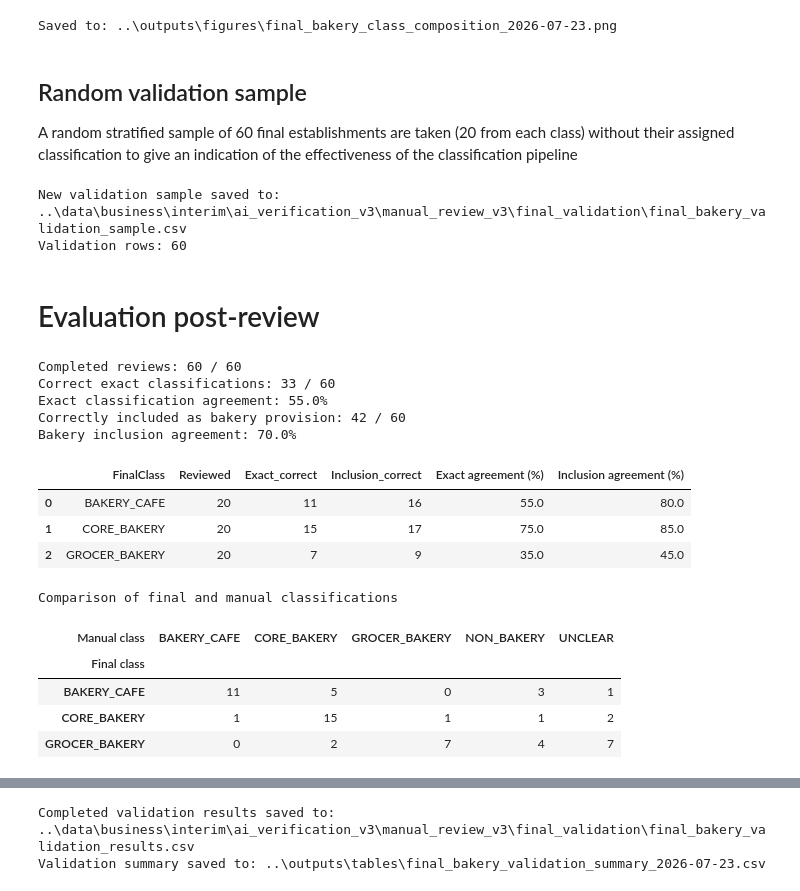
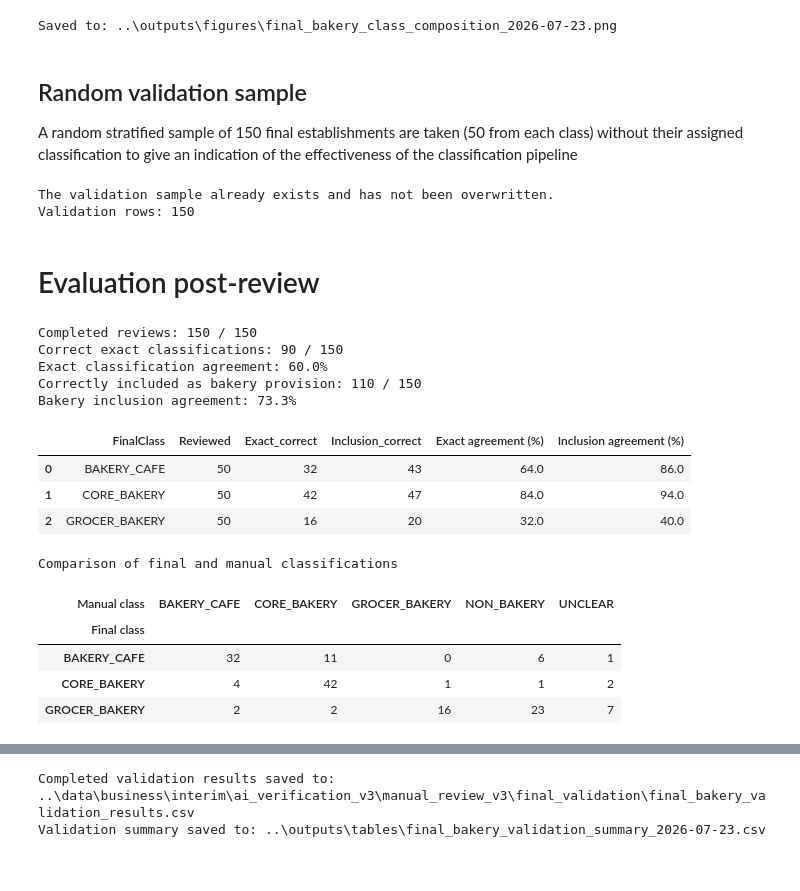
Before and after one commit to rhhythhm/london-bakery-provision, a Jupyter notebook: notebooks/10_bakery_review_final_dataset.ipynb, the cells around one changed output, grey strips where cells are left out. Cells and saved outputs as stored; diff of their text form; code cells hidden in the pictures.

```diff
--- a/notebooks/10_bakery_review_final_dataset.ipynb
+++ b/notebooks/10_bakery_review_final_dataset.ipynb
@@ -663,7 +719,7 @@ Saved to: ..\outputs\figures\final_bakery_class_composition_2026-07-23.png
 # %% [markdown]
 ## Random validation sample
 
-A random stratified sample of 60 final establishments are taken (20 from each class) without their assigned classification to give an indication of the effectiveness of the classification pipeline
+A random stratified sample of 150 final establishments are taken (50 from each class) without their assigned classification to give an indication of the effectiveness of the classification pipeline
 # %%
 FINAL_VALIDATION_FOLDER = (REVIEW_FOLDER / "final_validation")
 FINAL_VALIDATION_FOLDER.mkdir(parents=True, exist_ok=True)
@@ -674,17 +730,19 @@ sample_settings = {"CORE_BAKERY": 17,
                    "BAKERY_CAFE": 27,
                    "GROCER_BAKERY": 37}
 
+TARGET_PER_CLASS = 50
+
 if VALIDATION_SAMPLE_PATH.exists():
-    print("The validation sample already exists and has not been overwritten.")
 
     validation_sample = read_review_csv(VALIDATION_SAMPLE_PATH)
+    print("Loaded the existing validation sample without changing it.")
 
 else:
     sample_parts = []
 
     for final_class, random_seed in sample_settings.items():
         class_sample = (final_bakeries[final_bakeries["FinalClass"] == final_class]
-                        .sample(n=20, random_state=random_seed))
+                        .sample(n=TARGET_PER_CLASS, random_state=random_seed))
 
         sample_parts.append(class_sample)
 
@@ -714,12 +772,10 @@ else:
 
     validation_sample.to_csv(VALIDATION_SAMPLE_PATH, index=False, encoding="utf-8-sig")
 
-    print(f"New validation sample saved to: {VALIDATION_SAMPLE_PATH}")
-
 print(f"Validation rows: {len(validation_sample)}")
 # %% [output]
-New validation sample saved to: ..\data\business\interim\ai_verification_v3\manual_review_v3\final_validation\final_bakery_validation_sample.csv
-Validation rows: 60
+The validation sample already exists and has not been overwritten.
+Validation rows: 150
 # %% [markdown]
 # Evaluation post-review
 # %%
@@ -731,7 +787,7 @@ validation_review["ManualClass"] = (validation_review["ManualClass"]
 
 completed_reviews = (validation_review["ManualClass"].ne(""))
 
-print(f"Completed reviews: {completed_reviews.sum()} / 60")
+print(f"Completed reviews: {completed_reviews.sum()} / 150")
 
 valid_review_classes = {"CORE_BAKERY",
                         "BAKERY_CAFE",
@@ -746,7 +802,7 @@ invalid_classes = (entered_classes - valid_review_classes)
 if invalid_classes:
     raise RuntimeError(f"Invalid manual classes found: {invalid_classes}")
 
-if completed_reviews.sum() < 60:
+if completed_reviews.sum() < 150:
     print("Complete the remaining manual reviews before calculating the final results.")
 
 else:
@@ -773,51 +829,51 @@ else:
     inclusion_accuracy = (validation_results["BakeryInclusionCorrect"]
                           .mean() * 100)
 
-    print(f"Correct exact classifications: {validation_results['ExactClassCorrect'].sum()} / 60")
+    print(f"Correct exact classifications: {validation_results['ExactClassCorrect'].sum()} / 150")
 
     print(f"Exact classification agreement: {exact_accuracy:.1f}%")
 
-    print(f"Correctly included as bakery provision: {validation_results['BakeryInclusionCorrect'].sum()} / 60")
+    print(f"Correctly included as bakery provision: {validation_results['BakeryInclusionCorrect'].sum()} / 150")
 
     print(f"Bakery inclusion agreement: {inclusion_accuracy:.1f}%")
 # %% [output]
-Completed reviews: 60 / 60
-Correct exact classifications: 33 / 60
-Exact classification agreement: 55.0%
-Correctly included as bakery provision: 42 / 60
-Bakery inclusion agreement: 70.0%
+Completed reviews: 150 / 150
+Correct exact classifications: 90 / 150
+Exact classification agreement: 60.0%
+Correctly included as bakery provision: 110 / 150
+Bakery inclusion agreement: 73.3%
 # %%
-if completed_reviews.sum() == 60:
+if completed_reviews.sum() == 150:
     validation_by_class = (validation_results
                            .groupby("FinalClass")
                            .agg(Reviewed=("FHRSID", "count"),
                                 Exact_correct=("ExactClassCorrect", "sum"),
                                 Inclusion_correct=("BakeryInclusionCorrect", "sum"))
                             .reset_index())
 
     validation_by_class["Exact agreement (%)"
                         ] = (validation_by_class["Exact_correct"] / validation_by_class["Reviewed"] * 100)
 
     validation_by_class["Inclusion agreement (%)"
                         ] = (validation_by_class["Inclusion_correct"] / validation_by_class["Reviewed"] * 100)
 
     display(validation_by_class.round({"Exact agreement (%)": 1,
                                        "Inclusion agreement (%)": 1}))
 
     confusion_table = pd.crosstab(validation_results["FinalClass"], validation_results["ManualClass"],
                                    rownames=["Final class"], colnames=["Manual class"])
 
     print("Comparison of final and manual classifications")
 
     display(confusion_table)
 # %% [output]
 |  | FinalClass | Reviewed | Exact_correct | Inclusion_correct | Exact agreement (%) | Inclusion agreement (%) |
-| 0 | BAKERY_CAFE | 20 | 11 | 16 | 55.0 | 80.0 |
-| 1 | CORE_BAKERY | 20 | 15 | 17 | 75.0 | 85.0 |
-| 2 | GROCER_BAKERY | 20 | 7 | 9 | 35.0 | 45.0 |
+| 0 | BAKERY_CAFE | 50 | 32 | 43 | 64.0 | 86.0 |
+| 1 | CORE_BAKERY | 50 | 42 | 47 | 84.0 | 94.0 |
+| 2 | GROCER_BAKERY | 50 | 16 | 20 | 32.0 | 40.0 |
 Comparison of final and manual classifications
 | Manual class | BAKERY_CAFE | CORE_BAKERY | GROCER_BAKERY | NON_BAKERY | UNCLEAR |
 | Final class |  |  |  |  |  |
-| BAKERY_CAFE | 11 | 5 | 0 | 3 | 1 |
-| CORE_BAKERY | 1 | 15 | 1 | 1 | 2 |
-| GROCER_BAKERY | 0 | 2 | 7 | 4 | 7 |
+| BAKERY_CAFE | 32 | 11 | 0 | 6 | 1 |
+| CORE_BAKERY | 4 | 42 | 1 | 1 | 2 |
+| GROCER_BAKERY | 2 | 2 | 16 | 23 | 7 |
```
Also changed, not shown: parts of 7 cells of this notebook, 10 other files.
